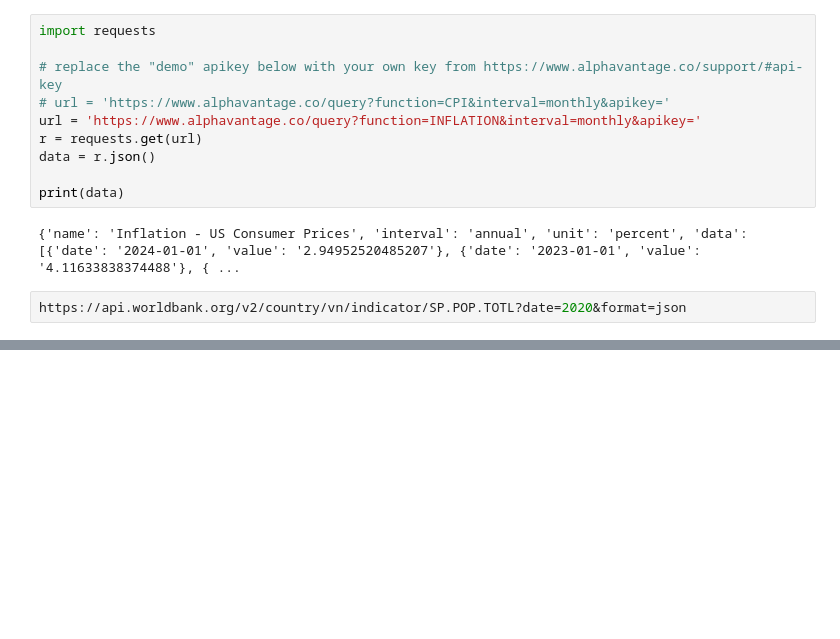
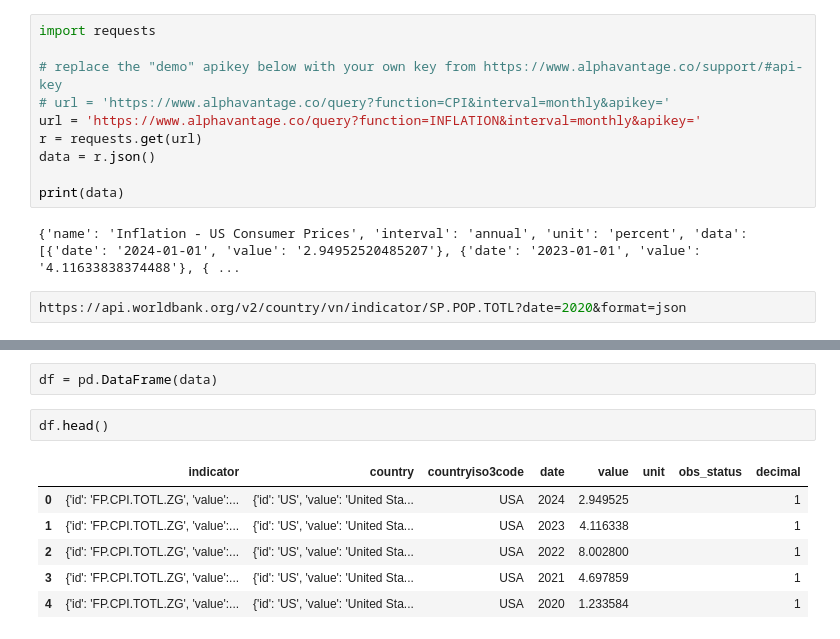
Before and after one commit to Ametist2502/DE_Project, a Jupyter notebook: projects/AlphaVantage/Script.ipynb, the cells around one changed output, grey strips where cells are left out. Cells and saved outputs as stored; diff of their text form; blank space fills up the shorter version.

```diff
--- a/projects/AlphaVantage/Script.ipynb
+++ b/projects/AlphaVantage/Script.ipynb
@@ -56,0 +79,11 @@ data
+# %%
+df = pd.DataFrame(data)
+# %%
+df.head()
+# %% [output]
+|  | indicator | country | countryiso3code | date | value | unit | obs_status | decimal |
+| 0 | {'id': 'FP.CPI.TOTL.ZG', 'value':... | {'id': 'US', 'value': 'United Sta... | USA | 2024 | 2.949525 |  |  | 1 |
+| 1 | {'id': 'FP.CPI.TOTL.ZG', 'value':... | {'id': 'US', 'value': 'United Sta... | USA | 2023 | 4.116338 |  |  | 1 |
+| 2 | {'id': 'FP.CPI.TOTL.ZG', 'value':... | {'id': 'US', 'value': 'United Sta... | USA | 2022 | 8.002800 |  |  | 1 |
+| 3 | {'id': 'FP.CPI.TOTL.ZG', 'value':... | {'id': 'US', 'value': 'United Sta... | USA | 2021 | 4.697859 |  |  | 1 |
+| 4 | {'id': 'FP.CPI.TOTL.ZG', 'value':... | {'id': 'US', 'value': 'United Sta... | USA | 2020 | 1.233584 |  |  | 1 |
```
Also changed, not shown: parts of 8 cells of this notebook.
